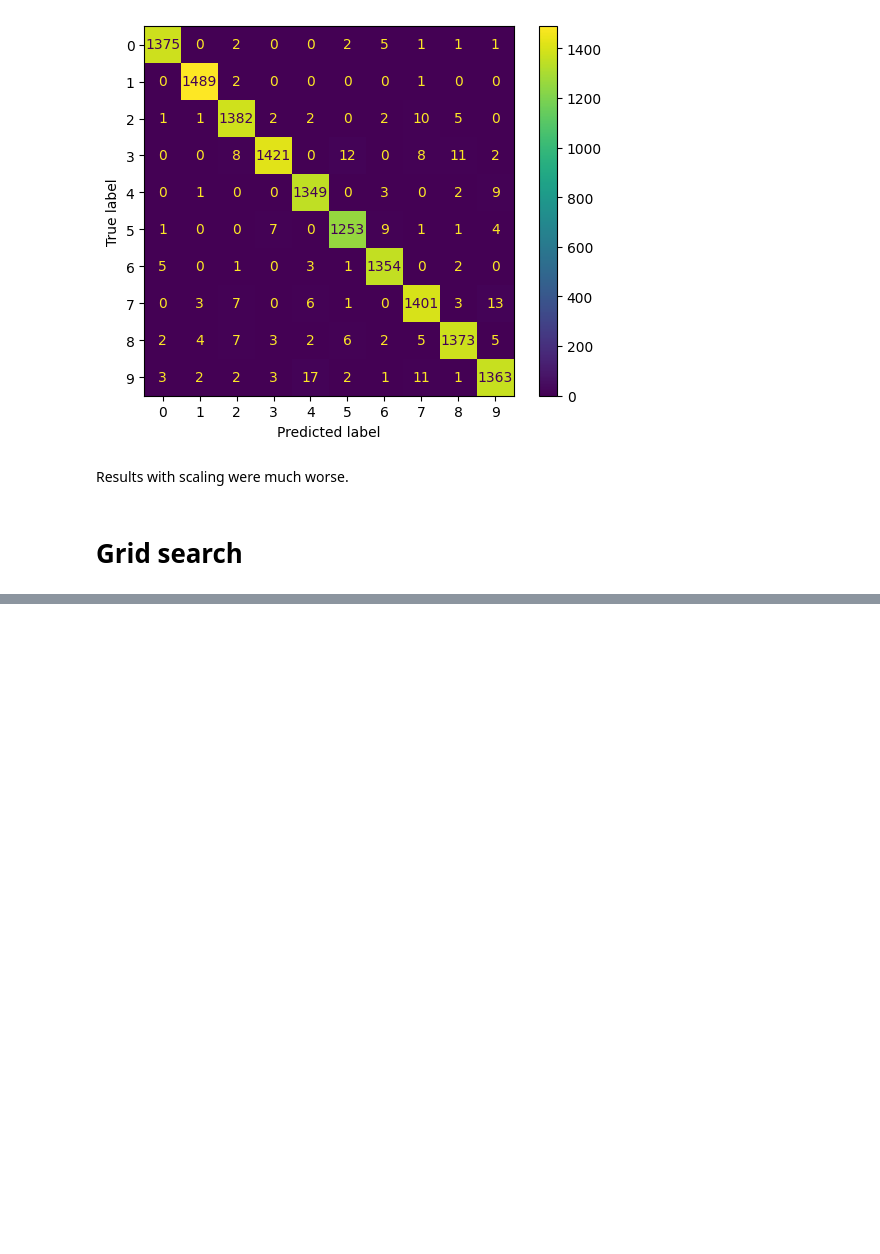
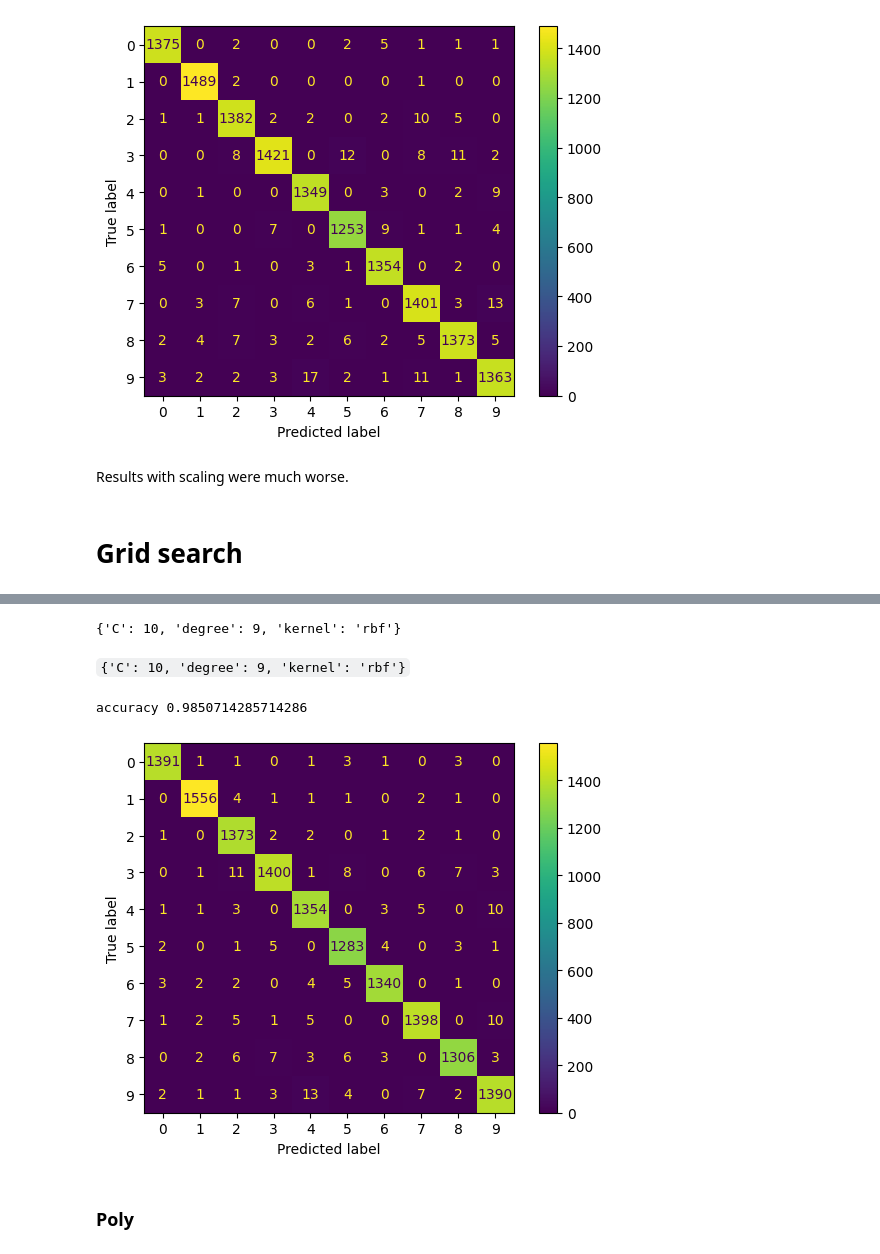
Before and after one commit to fstachura/psi-handwriting-recognition, a Jupyter notebook: svm.ipynb, the cells around one changed output, grey strips where cells are left out. Drawn from its saved outputs; the diff is of its cells as text; code cells hidden in the pictures; blank space fills up the shorter version.

Commit message:
svm cv searched

```diff
--- a/svm.ipynb
+++ b/svm.ipynb
@@ -143,11 +147,11 @@ X_train, X_test, y_train, y_test = train_test_split(X, y, test_size=.2)
 from sklearn.model_selection import GridSearchCV
 from sklearn.svm import SVC
 
-param_grid = {
+param_grid_rbf = {
     "C": [2,5,10],
     "degree": [9,10],
-    "kernel": ["rbf", "poly"]
+    "kernel": ["rbf"]
 }
 
-gs = GridSearchCV(SVC(), param_grid, verbose=2)
-gs.fit(X_train, y_train)
+gs_rbf = GridSearchCV(SVC(), param_grid_rbf, n_jobs=-1, verbose=2)
+gs_rbf.fit(X_train, y_train)
@@ -154,6 +215,15 @@ gs.fit(X_train, y_train)
 # %%
-gs.best_params_
+gs_rbf.best_params_
+# %% [output]
+{'C': 10, 'degree': 9, 'kernel': 'rbf'}
+# %% [markdown]
+`{'C': 10, 'degree': 9, 'kernel': 'rbf'}`
 # %%
-gs_test_predict = gs.predict(X_test)
+gs_rbf_test_predict = gs_rbf.predict(X_test)
 # %%
-print_metrics(gs, gs_test_predict, y_test)
+print_metrics(gs_rbf, gs_rbf_test_predict, y_test)
+# %% [output]
+accuracy 0.9850714285714286
+[figure, added]
+# %% [markdown]
+### Poly
```
Also changed, not shown: parts of 10 cells of this notebook.
